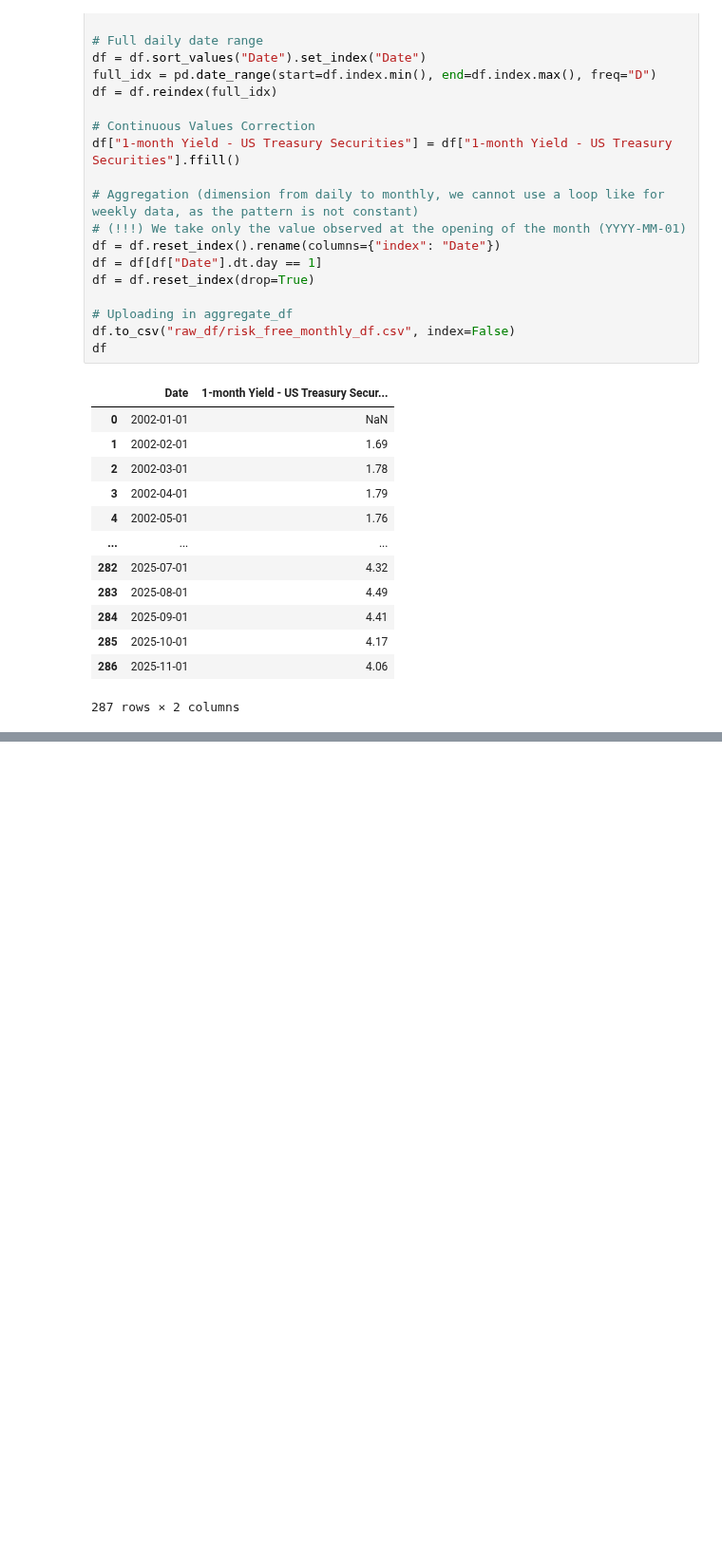
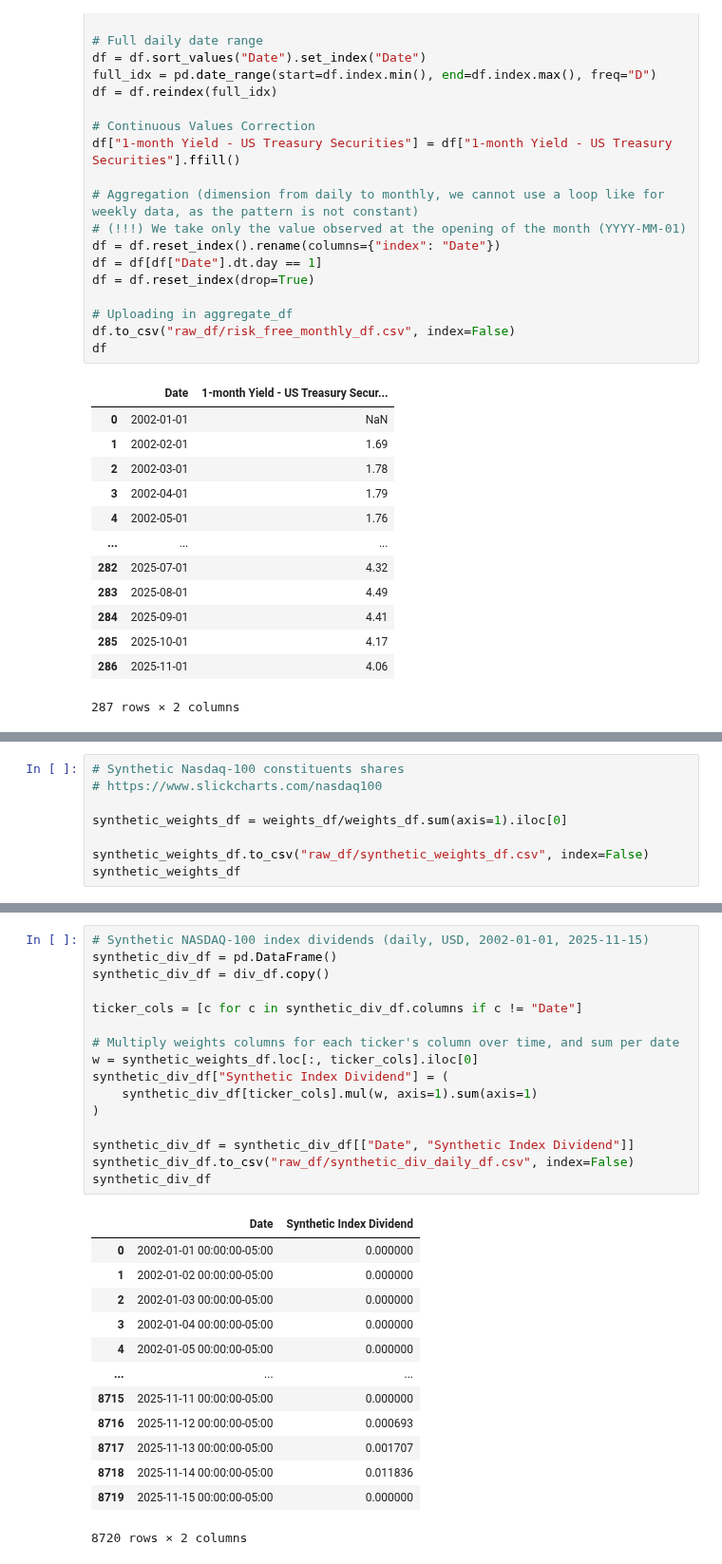
Before and after one commit to EliaLand/Martingale_FVM_AssetPricing, a Jupyter notebook: data_extraction/main.ipynb, the cells around one changed output, grey strips where cells are left out. Shown at 95% size. Drawn from its saved outputs; the diff is of its cells as text; blank space fills up the shorter version.

```diff
--- a/data_extraction/main.ipynb
+++ b/data_extraction/main.ipynb
@@ -323,0 +301,8 @@ df
+# %%
+# Synthetic Nasdaq-100 constituents shares
+# https://www.slickcharts.com/nasdaq100
+
+synthetic_weights_df = weights_df/weights_df.sum(axis=1).iloc[0]
+
+synthetic_weights_df.to_csv("raw_df/synthetic_weights_df.csv", index=False)
+synthetic_weights_df
@@ -374,0 +372,30 @@ div_df
+# %%
+# Synthetic NASDAQ-100 index dividends (daily, USD, 2002-01-01, 2025-11-15)
+synthetic_div_df = pd.DataFrame()
+synthetic_div_df = div_df.copy()
+
+ticker_cols = [c for c in synthetic_div_df.columns if c != "Date"]
+
+# Multiply weights columns for each ticker's column over time, and sum per date
+w = synthetic_weights_df.loc[:, ticker_cols].iloc[0]
+synthetic_div_df["Synthetic Index Dividend"] = (
+    synthetic_div_df[ticker_cols].mul(w, axis=1).sum(axis=1)
+)
+
+synthetic_div_df = synthetic_div_df[["Date", "Synthetic Index Dividend"]]
+synthetic_div_df.to_csv("raw_df/synthetic_div_daily_df.csv", index=False)
+synthetic_div_df
+# %% [output]
+|  | Date | Synthetic Index Dividend |
+| 0 | 2002-01-01 00:00:00-05:00 | 0.000000 |
+| 1 | 2002-01-02 00:00:00-05:00 | 0.000000 |
+| 2 | 2002-01-03 00:00:00-05:00 | 0.000000 |
+| 3 | 2002-01-04 00:00:00-05:00 | 0.000000 |
+| 4 | 2002-01-05 00:00:00-05:00 | 0.000000 |
+| ... | ... | ... |
+| 8715 | 2025-11-11 00:00:00-05:00 | 0.000000 |
+| 8716 | 2025-11-12 00:00:00-05:00 | 0.000693 |
+| 8717 | 2025-11-13 00:00:00-05:00 | 0.001707 |
+| 8718 | 2025-11-14 00:00:00-05:00 | 0.011836 |
+| 8719 | 2025-11-15 00:00:00-05:00 | 0.000000 |
+8720 rows × 2 columns
```
Also changed, not shown: parts of 16 cells of this notebook, 8 other files.
